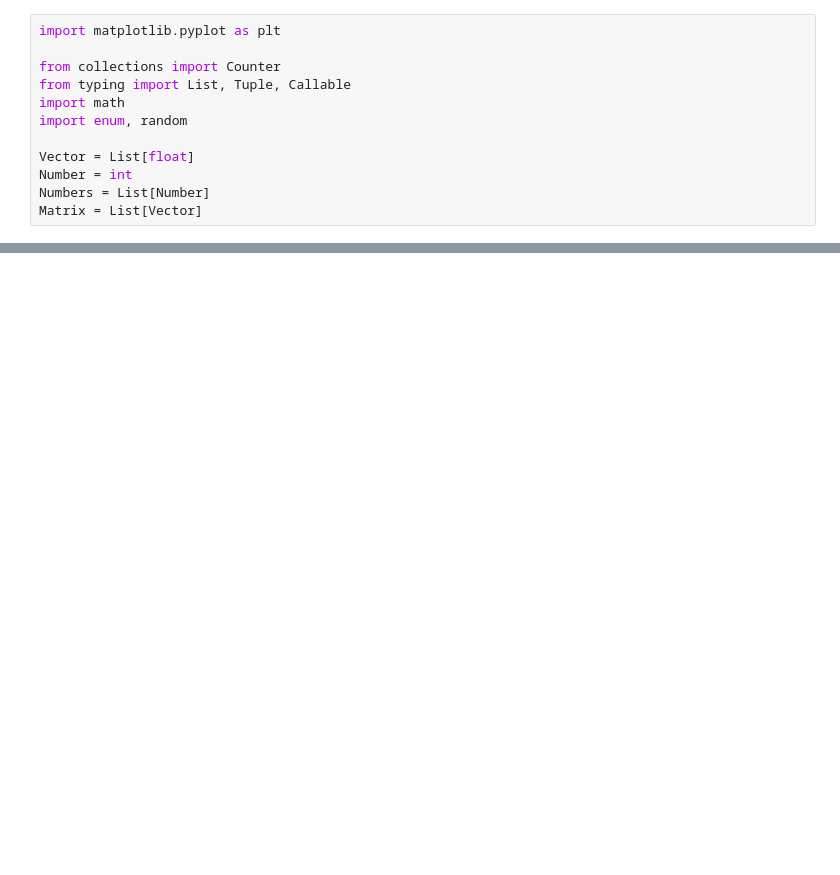
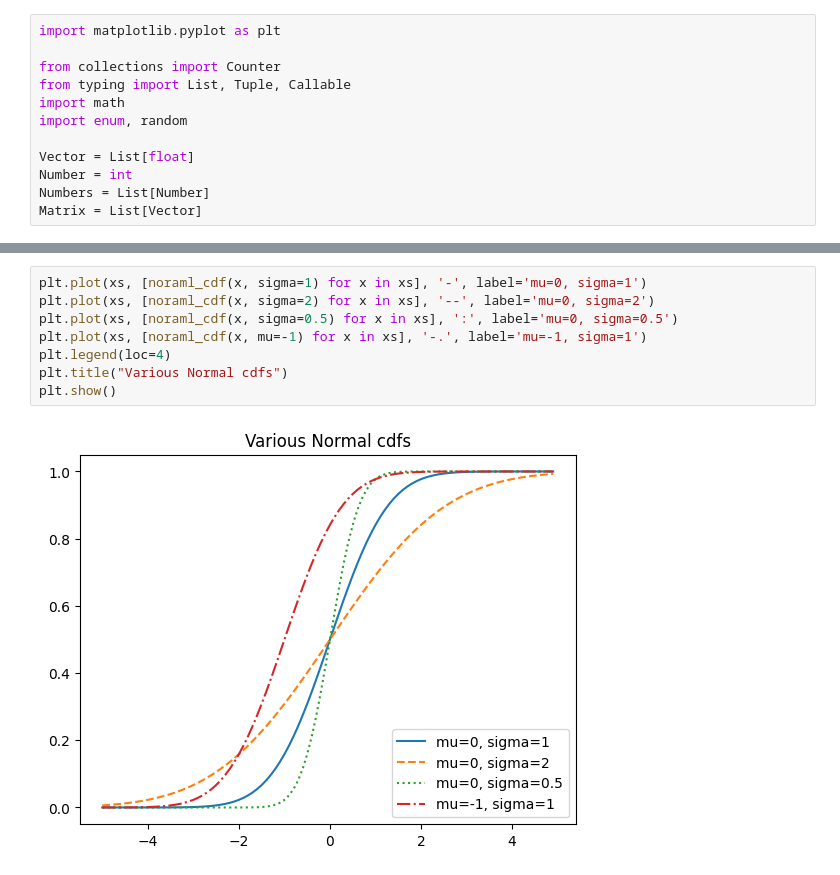
Before and after one commit to Dionmax/BurningMyBrain, a Jupyter notebook: DataScienceFromZero01/probability.ipynb, the cells around one changed output, grey strips where cells are left out. Drawn from its saved outputs; the diff is of its cells as text; blank space fills up the shorter version.

```diff
--- a/DataScienceFromZero01/probability.ipynb
+++ b/DataScienceFromZero01/probability.ipynb
@@ -41,0 +72,10 @@ P(both | either): 0.3316616074963706
+# %%
+plt.plot(xs, [noraml_cdf(x, sigma=1) for x in xs], '-', label='mu=0, sigma=1')
+plt.plot(xs, [noraml_cdf(x, sigma=2) for x in xs], '--', label='mu=0, sigma=2')
+plt.plot(xs, [noraml_cdf(x, sigma=0.5) for x in xs], ':', label='mu=0, sigma=0.5')
+plt.plot(xs, [noraml_cdf(x, mu=-1) for x in xs], '-.', label='mu=-1, sigma=1')
+plt.legend(loc=4)
+plt.title("Various Normal cdfs")
+plt.show()
+# %% [output]
+[figure, added]
```
Also changed, not shown: parts of 8 cells of this notebook.
